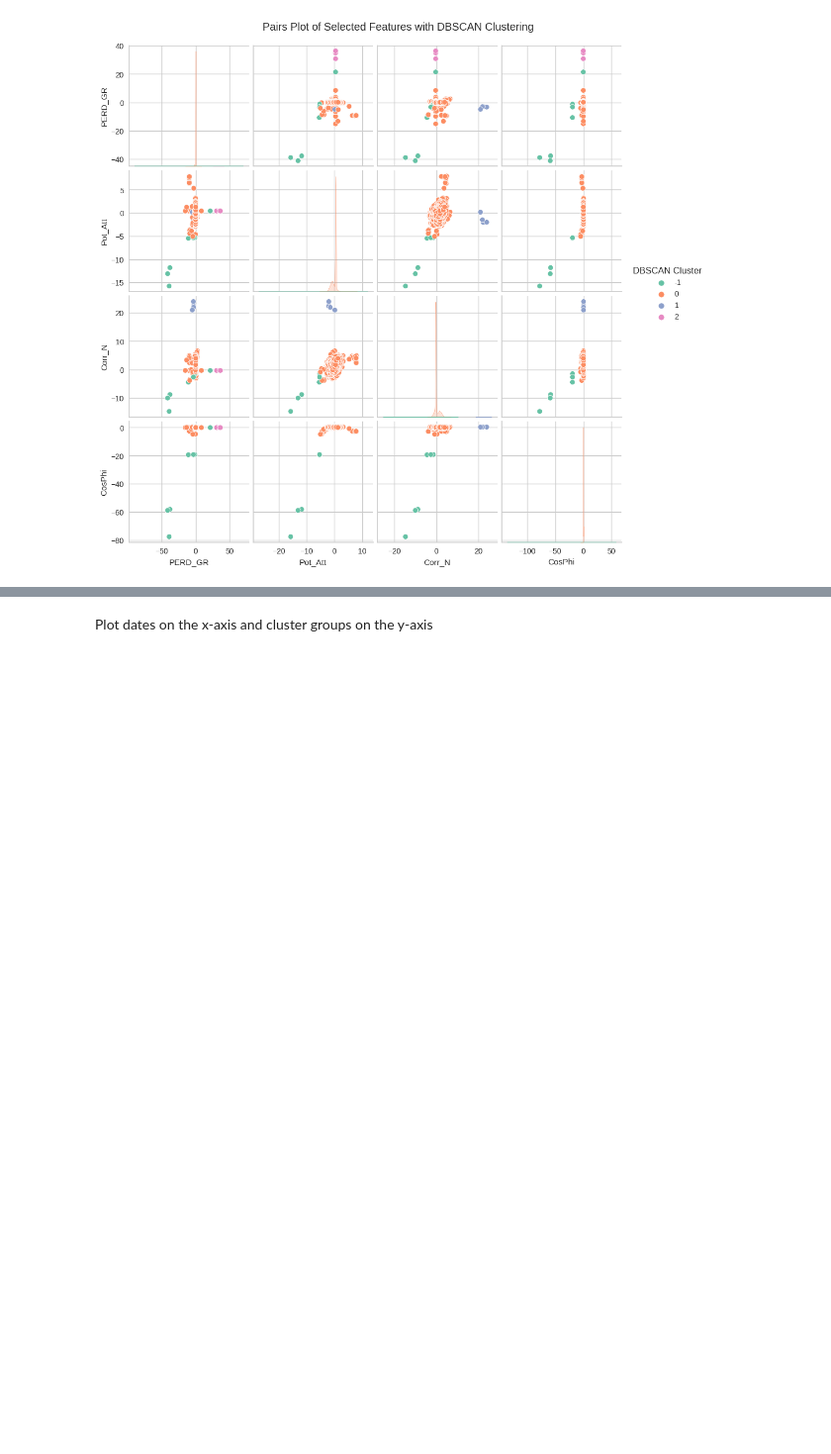
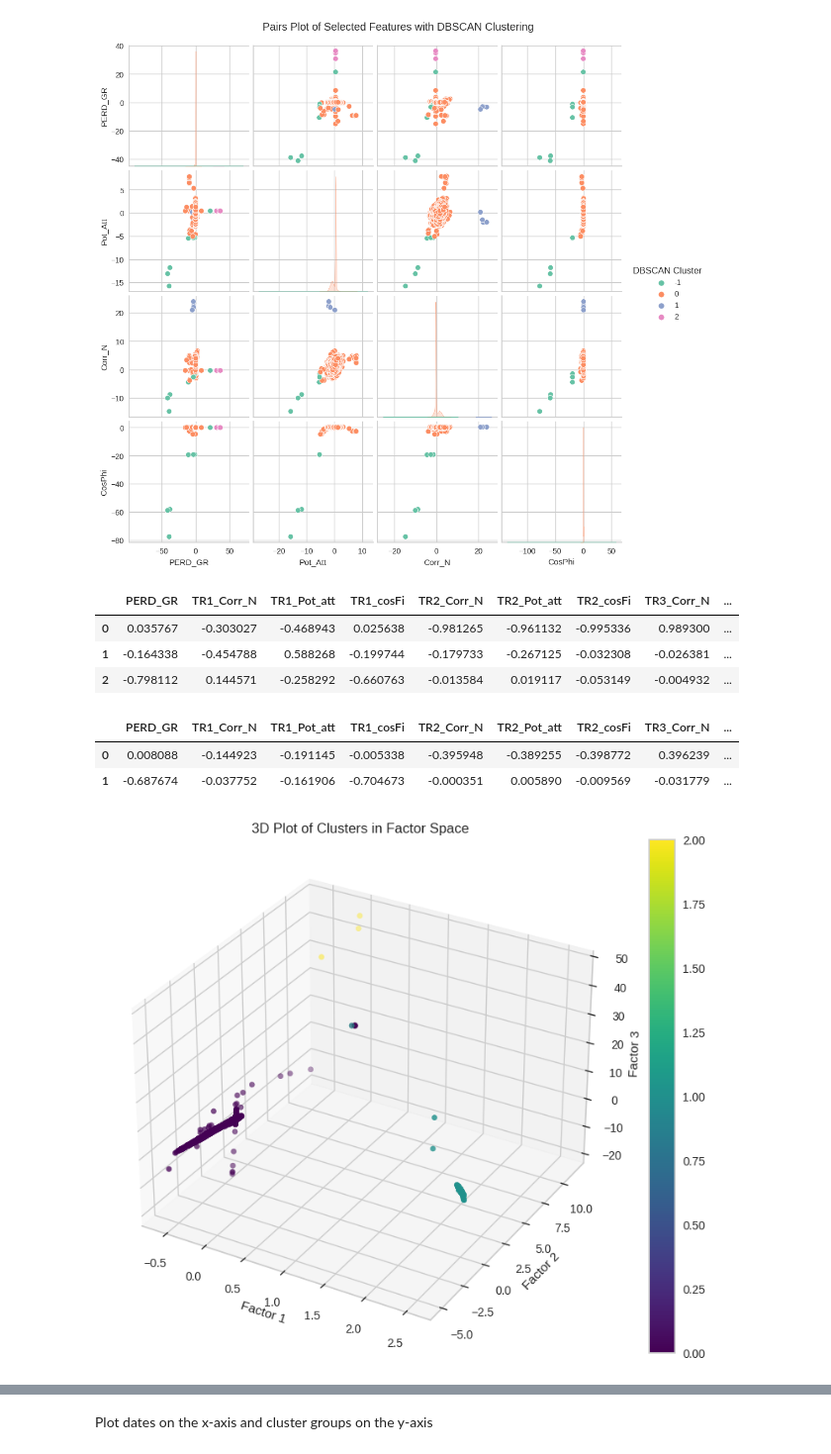
Before and after one commit to Matt17BR/ml4ds2324_cluster_analysis, a Jupyter notebook: scripts/cluster_analysis.ipynb, the cells around one changed output, grey strips where cells are left out. Shown: that part at 99% size. Drawn from its saved outputs; the diff is of its cells as text; code cells hidden in the pictures; blank space fills up the shorter version.

```diff
--- a/scripts/cluster_analysis.ipynb
+++ b/scripts/cluster_analysis.ipynb
@@ -138,3 +138,60 @@ plt.suptitle('Pairs Plot of Selected Features with DBSCAN Clustering', y=1.02)
 plt.show()
 # %% [output]
 [figure]
+# %%
+from sklearn.decomposition import FactorAnalysis
+
+fa = FactorAnalysis(n_components=3, random_state=123)
+fa.fit(data_clustering)
+
+# The factor loadings (how much each variable contributes to each factor)
+factor_scores = fa.transform(data_clustering)
+
+factor_loadings = pd.DataFrame(fa.components_, columns=data_clustering.columns)
+
+factor_loadings
+# %% [output]
+|  | PERD_GR | TR1_Corr_N | TR1_Pot_att | TR1_cosFi | TR2_Corr_N | TR2_Pot_att | TR2_cosFi | TR3_Corr_N | ... |
+| 0 | 0.035767 | -0.303027 | -0.468943 | 0.025638 | -0.981265 | -0.961132 | -0.995336 | 0.989300 | ... |
+| 1 | -0.164338 | -0.454788 | 0.588268 | -0.199744 | -0.179733 | -0.267125 | -0.032308 | -0.026381 | ... |
+| 2 | -0.798112 | 0.144571 | -0.258292 | -0.660763 | -0.013584 | 0.019117 | -0.053149 | -0.004932 | ... |
+# %%
+from sklearn.decomposition import PCA
+
+pca = PCA(n_components=2, random_state=123)
+pca.fit(data_clustering)
+
+# The factor loadings (how much each variable contributes to each factor)
+pca_scores = pca.transform(data_clustering)
+
+pca_loadings = pd.DataFrame(pca.components_, columns=data_clustering.columns)
+
+pca_loadings
+# %% [output]
+|  | PERD_GR | TR1_Corr_N | TR1_Pot_att | TR1_cosFi | TR2_Corr_N | TR2_Pot_att | TR2_cosFi | TR3_Corr_N | ... |
+| 0 | 0.008088 | -0.144923 | -0.191145 | -0.005338 | -0.395948 | -0.389255 | -0.398772 | 0.396239 | ... |
+| 1 | -0.687674 | -0.037752 | -0.161906 | -0.704673 | -0.000351 | 0.005890 | -0.009569 | -0.031779 | ... |
+# %%
+from mpl_toolkits.mplot3d import Axes3D
+from sklearn.cluster import KMeans
+
+factor_scores
+
+fig = plt.figure(figsize=(10, 8))
+ax = fig.add_subplot(111, projection='3d')
+
+# Scatter plot of the factor scores, colored by cluster
+
+scatter = ax.scatter(factor_scores[:, 0], factor_scores[:, 1], factor_scores[:, 2], c=plotting_df['K-Means Cluster'], cmap='viridis')
+
+# Adding labels
+ax.set_xlabel('Factor 1')
+ax.set_ylabel('Factor 2')
+ax.set_zlabel('Factor 3')
+ax.set_title('3D Plot of Clusters in Factor Space')
+
+# Adding a color bar
+plt.colorbar(scatter)
+plt.show()
+# %% [output]
+[figure, added]
```
Also changed, not shown: parts of 3 cells of this notebook, 1 other file.
